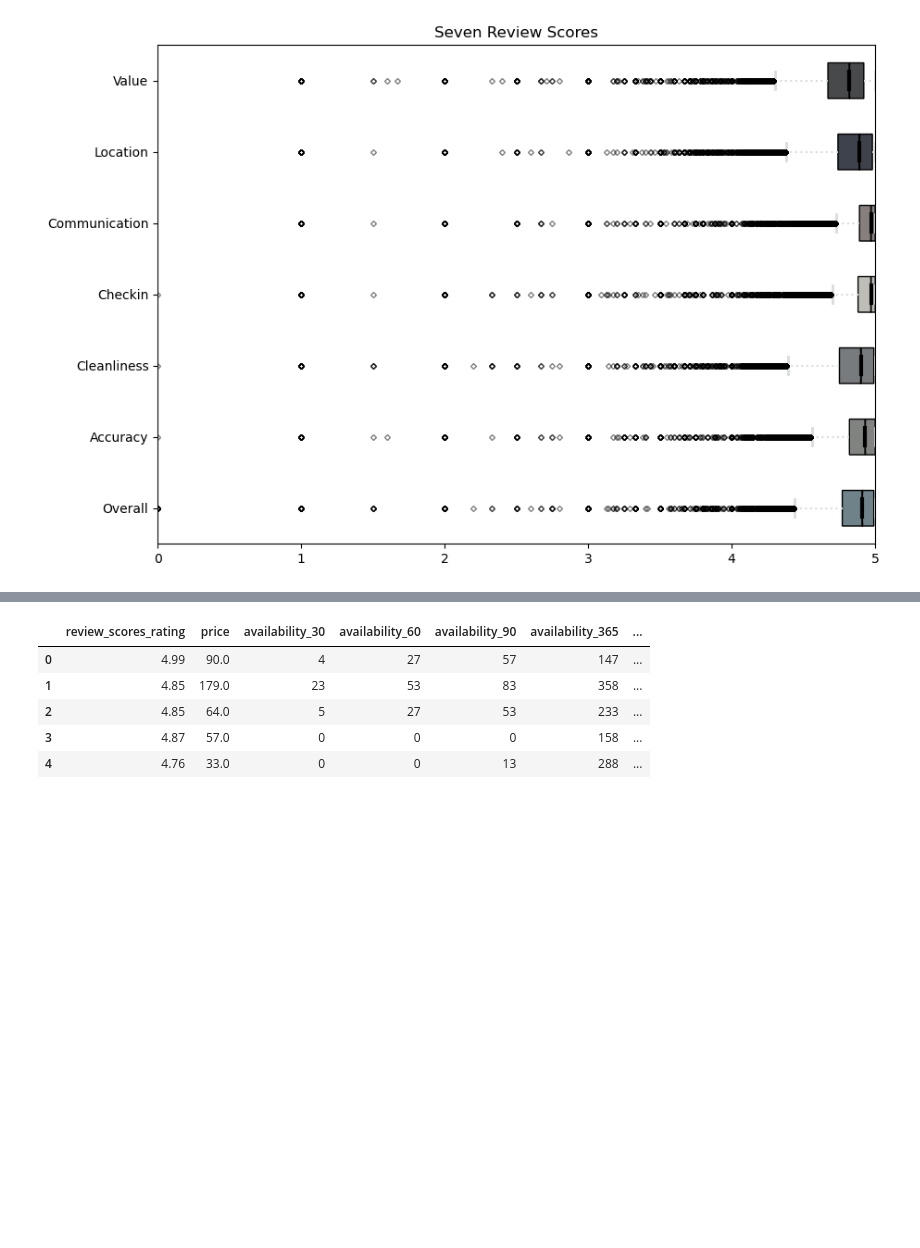
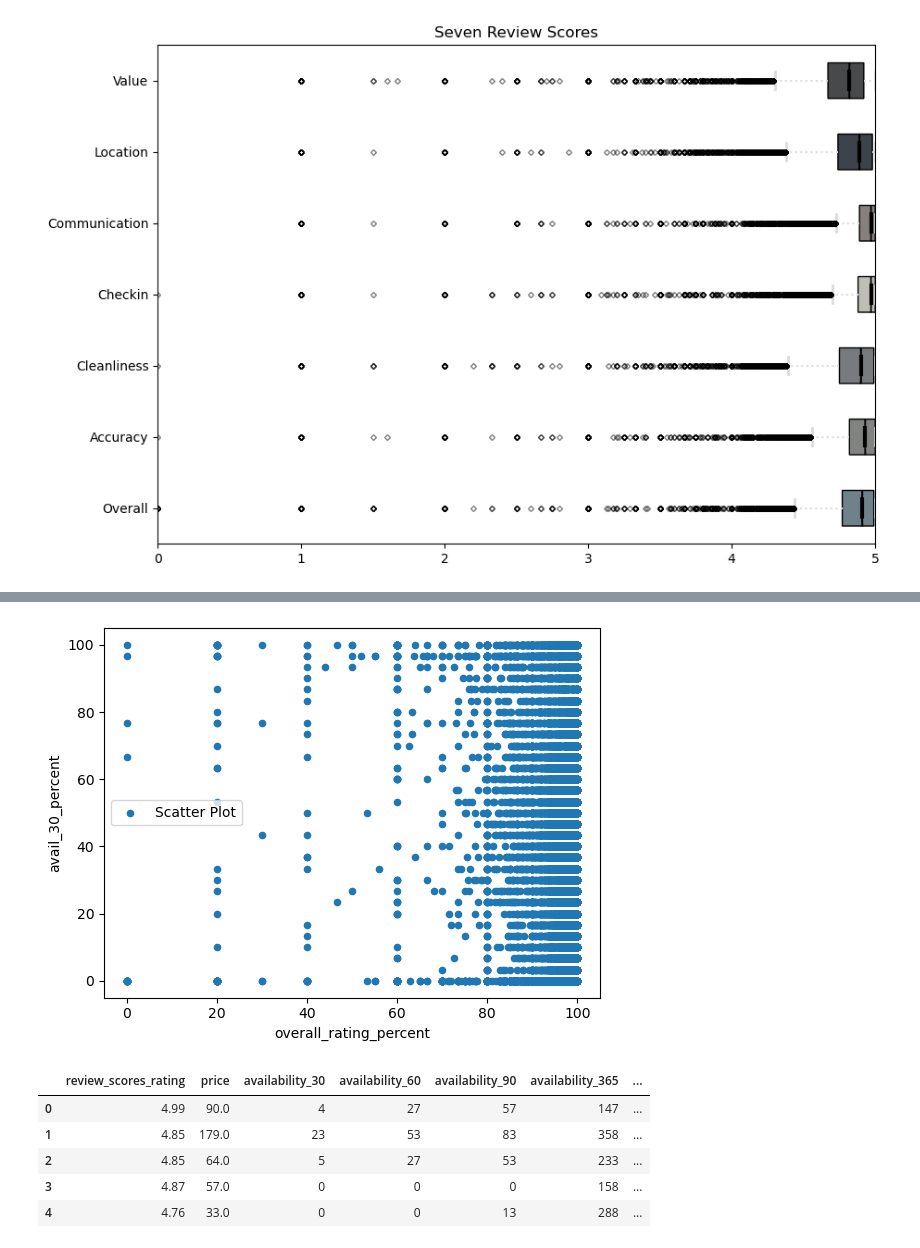
Before and after one commit to bmckimmy/Panda-o-rama, a Jupyter notebook: JZD_files/JZD_Overall_Rating.ipynb, the cells around one changed output, grey strips where cells are left out. Cells and saved outputs as stored; diff of their text form; code cells hidden in the pictures; blank space fills up the shorter version.

```diff
--- a/JZD_files/Overall_Rating-arrival-of-the-birds.ipynb
+++ b/JZD_files/JZD_Overall_Rating.ipynb
@@ -349,4 +350,12 @@ plt.show()
 <Figure size 1000x700 with 0 Axes>
+# %%
+# Thinking about a scatter plot
+scatter = df.plot.scatter(x='overall_rating_percent', y='avail_30_percent', label='Scatter Plot')
+scatter.legend()
+
+plt.show()
+# %% [output]
+[figure, added]
 # %%
 # Making a small df just to look at correlations
 # "overall_rating_percent", "accuracy_rating_percent", "cleanliness_rating_percent", "checkin_rating_percent" , "communication_rating_percent",
```
Also changed, not shown: parts of 1 cell of this notebook, 2 other files.
